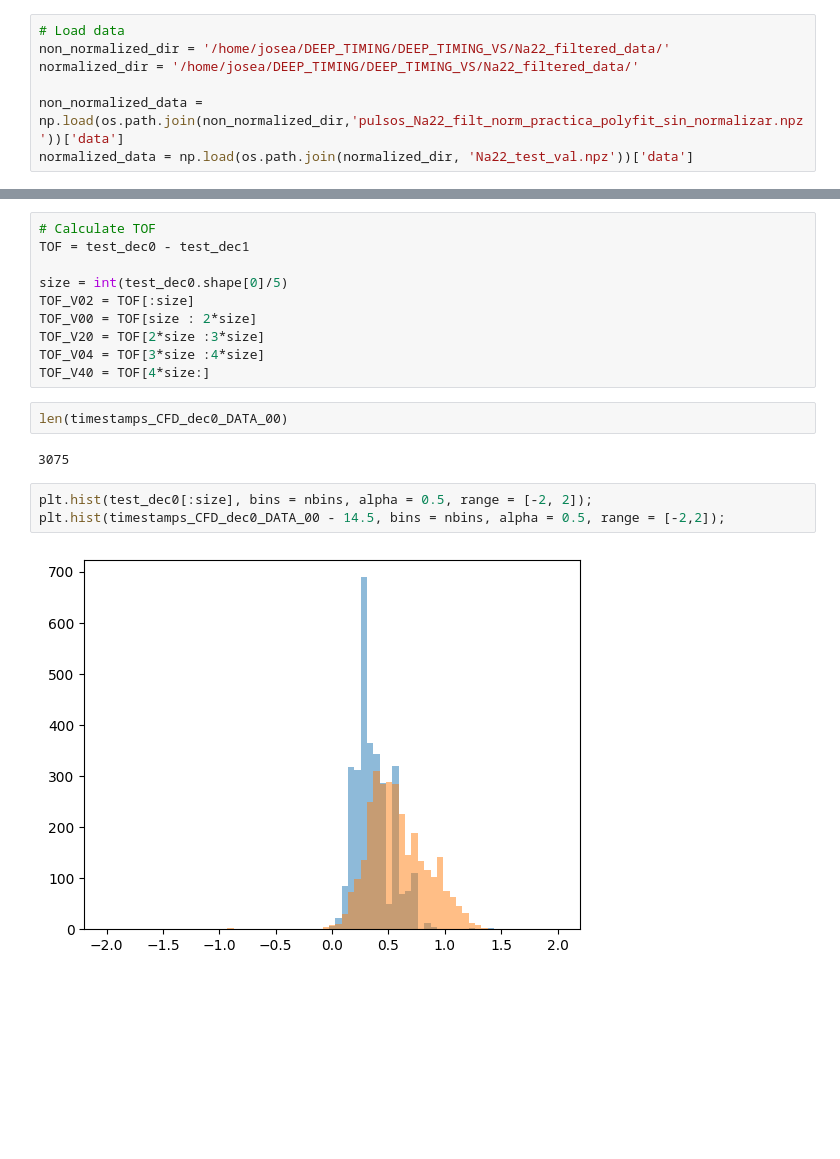
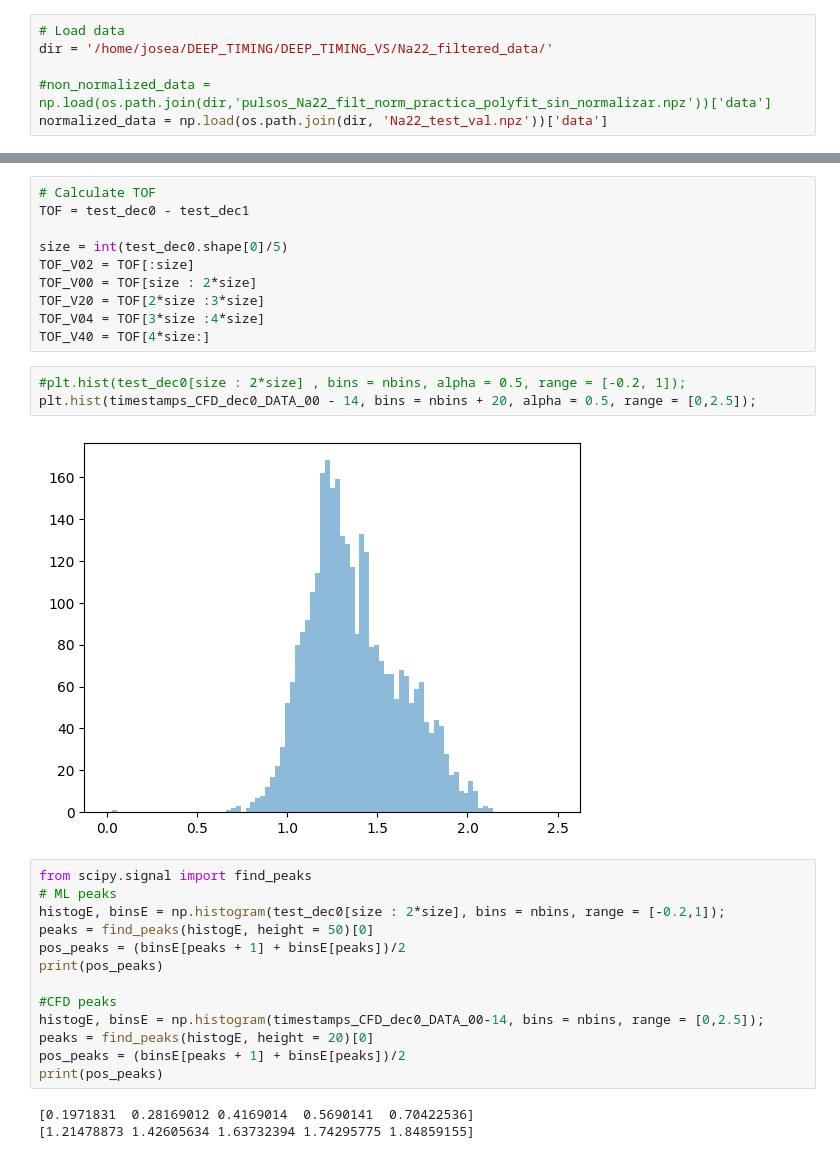
Before and after one commit to wjosefw/MLTiming, a Jupyter notebook: Traditional_methods.ipynb, the cells around one changed output, grey strips where cells are left out. Drawn from its saved outputs; the diff is of its cells as text; blank space fills up the shorter version.

```diff
--- a/Traditional_methods.ipynb
+++ b/Traditional_methods.ipynb
@@ -7,11 +7,10 @@ from functions import (Calculate_CFD, create_position, plot_gaussian, get_gaussi
                        calculate_gaussian_center, calculate_slope_y_intercept, continuous_delay)
 # %%
 # Load data
-non_normalized_dir = '/home/josea/DEEP_TIMING/DEEP_TIMING_VS/Na22_filtered_data/'
-normalized_dir = '/home/josea/DEEP_TIMING/DEEP_TIMING_VS/Na22_filtered_data/'
+dir = '/home/josea/DEEP_TIMING/DEEP_TIMING_VS/Na22_filtered_data/'
 
-non_normalized_data = np.load(os.path.join(non_normalized_dir,'pulsos_Na22_filt_norm_practica_polyfit_sin_normalizar.npz'))['data']
-normalized_data = np.load(os.path.join(normalized_dir, 'Na22_test_val.npz'))['data']
+#non_normalized_data = np.load(os.path.join(dir,'pulsos_Na22_filt_norm_practica_polyfit_sin_normalizar.npz'))['data']
+normalized_data = np.load(os.path.join(dir, 'Na22_test_val.npz'))['data']
 # %%
 fraction = 0.2    # Fraction to attenuate pulse for CFD
 shift = 6         # Delay for CFD
@@ -447,12 +489,24 @@ TOF_V00 = TOF[size : 2*size]
 TOF_V20 = TOF[2*size :3*size]
 TOF_V04 = TOF[3*size :4*size]
 TOF_V40 = TOF[4*size:]
-# %%
-len(timestamps_CFD_dec0_DATA_00)
-# %% [output]
-3075
 # %%
-plt.hist(test_dec0[:size], bins = nbins, alpha = 0.5, range = [-2, 2]);
-plt.hist(timestamps_CFD_dec0_DATA_00 - 14.5, bins = nbins, alpha = 0.5, range = [-2,2]);
+#plt.hist(test_dec0[size : 2*size] , bins = nbins, alpha = 0.5, range = [-0.2, 1]);
+plt.hist(timestamps_CFD_dec0_DATA_00 - 14, bins = nbins + 20, alpha = 0.5, range = [0,2.5]);
 # %% [output]
-[figure, old version]
+[figure, new version]
+# %%
+from scipy.signal import find_peaks
+# ML peaks
+histogE, binsE = np.histogram(test_dec0[size : 2*size], bins = nbins, range = [-0.2,1]);
+peaks = find_peaks(histogE, height = 50)[0]
+pos_peaks = (binsE[peaks + 1] + binsE[peaks])/2
+print(pos_peaks)
+
+#CFD peaks
+histogE, binsE = np.histogram(timestamps_CFD_dec0_DATA_00-14, bins = nbins, range = [0,2.5]);
+peaks = find_peaks(histogE, height = 20)[0]
+pos_peaks = (binsE[peaks + 1] + binsE[peaks])/2
+print(pos_peaks)
+# %% [output]
+[0.1971831  0.28169012 0.4169014  0.5690141  0.70422536]
+[1.21478873 1.42605634 1.63732394 1.74295775 1.84859155]
```
Also changed, not shown: parts of 7 cells of this notebook, 9 other files.
